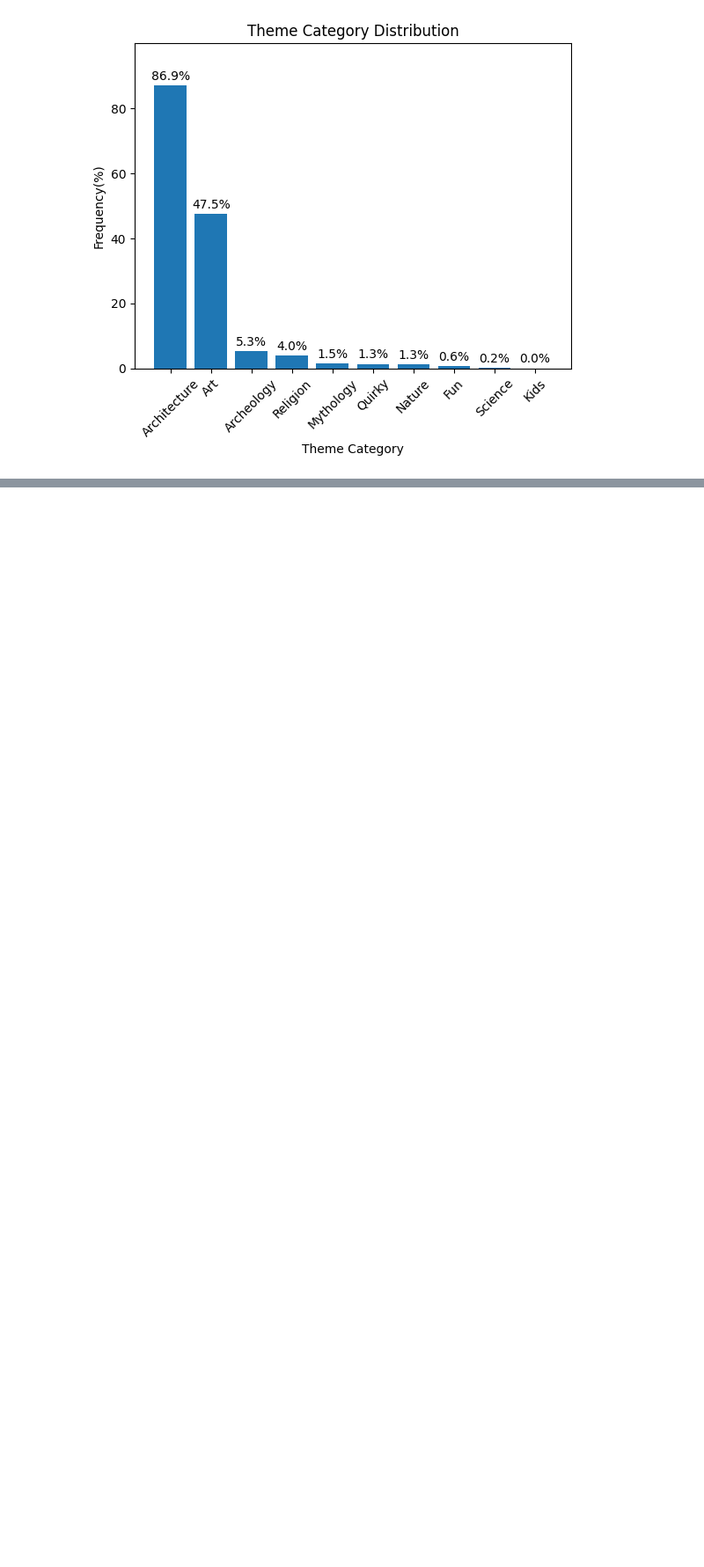
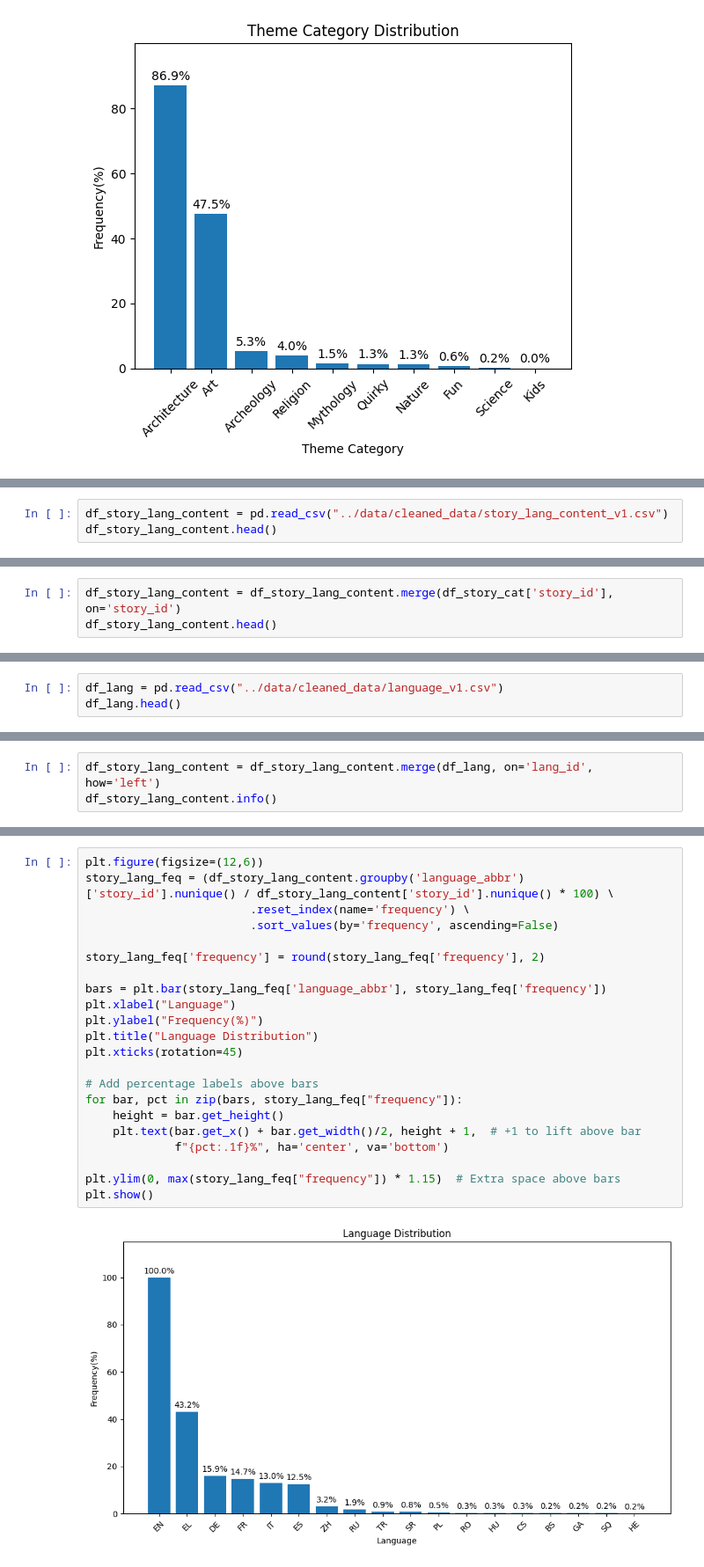
Before and after one commit to VassilisK2001/Personalized-Tours, a Jupyter notebook: notebooks/EDA.ipynb, the cells around one changed output, grey strips where cells are left out. Shown at 88% size. Cells and saved outputs as stored; diff of their text form; blank space fills up the shorter version.

```diff
--- a/notebooks/EDA.ipynb
+++ b/notebooks/EDA.ipynb
@@ -219,0 +453,3 @@ This approach avoids noise from sparse features while preserving useful distinct
+# %%
+df_story_lang_content = pd.read_csv("../data/cleaned_data/story_lang_content_v1.csv")
+df_story_lang_content.head()
@@ -219,0 +477,3 @@ This approach avoids noise from sparse features while preserving useful distinct
+# %%
+df_story_lang_content = df_story_lang_content.merge(df_story_cat['story_id'], on='story_id')
+df_story_lang_content.head()
@@ -219,0 +503,3 @@ This approach avoids noise from sparse features while preserving useful distinct
+# %%
+df_lang = pd.read_csv("../data/cleaned_data/language_v1.csv")
+df_lang.head()
@@ -219,0 +525,3 @@ This approach avoids noise from sparse features while preserving useful distinct
+# %%
+df_story_lang_content = df_story_lang_content.merge(df_lang, on='lang_id', how='left')
+df_story_lang_content.info()
@@ -219,0 +541,24 @@ This approach avoids noise from sparse features while preserving useful distinct
+# %%
+plt.figure(figsize=(12,6))
+story_lang_feq = (df_story_lang_content.groupby('language_abbr')['story_id'].nunique() / df_story_lang_content['story_id'].nunique() * 100) \
+                        .reset_index(name='frequency') \
+                        .sort_values(by='frequency', ascending=False)
+
+story_lang_feq['frequency'] = round(story_lang_feq['frequency'], 2)
+
+bars = plt.bar(story_lang_feq['language_abbr'], story_lang_feq['frequency'])
+plt.xlabel("Language")
+plt.ylabel("Frequency(%)")
+plt.title("Language Distribution")
+plt.xticks(rotation=45)
+
+# Add percentage labels above bars
+for bar, pct in zip(bars, story_lang_feq["frequency"]):
+    height = bar.get_height()
+    plt.text(bar.get_x() + bar.get_width()/2, height + 1,  # +1 to lift above bar
+             f"{pct:.1f}%", ha='center', va='bottom')
+
+plt.ylim(0, max(story_lang_feq["frequency"]) * 1.15)  # Extra space above bars
+plt.show()
+# %% [output]
+[figure, added]
```
Also changed, not shown: parts of 42 cells of this notebook, 1 other file.
